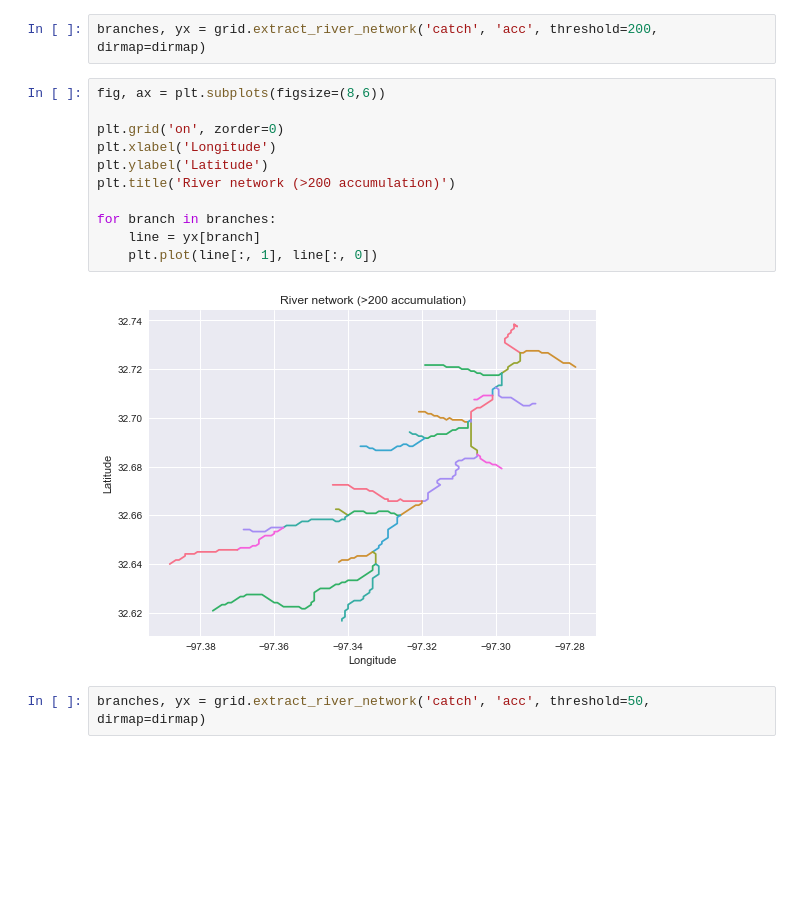
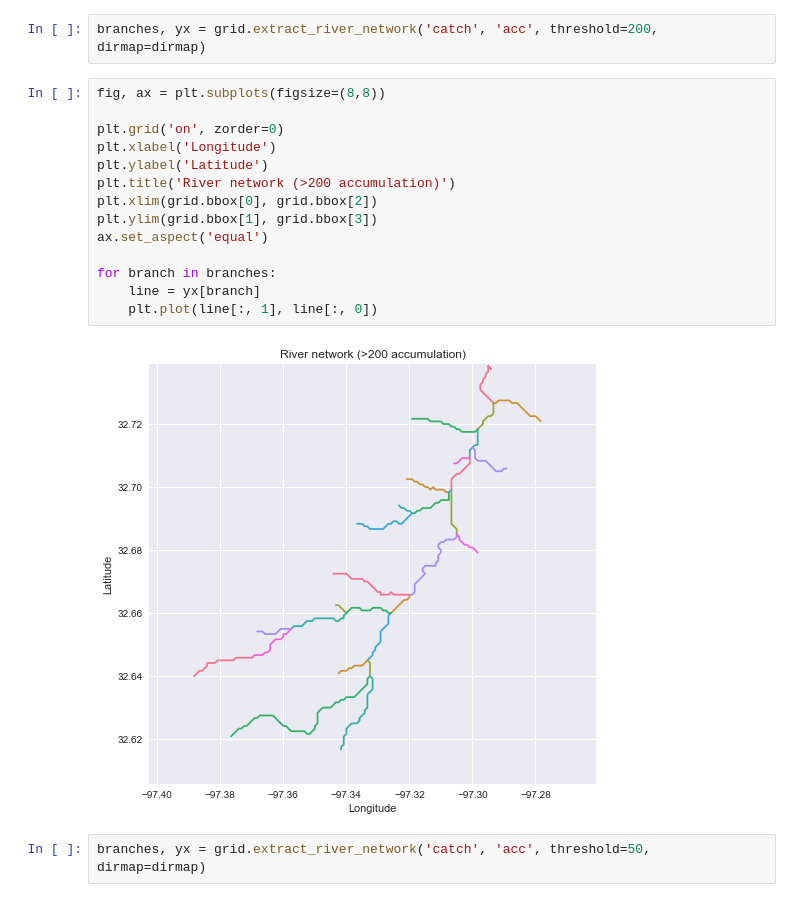
Before and after one commit to mdbartos/pysheds, a Jupyter notebook: examples/extract_river_network.ipynb, the cells around one changed output. Drawn from its saved outputs; the diff is of its cells as text; blank space fills up the shorter version.

Commit message:
Update images

```diff
--- a/examples/extract_river_network.ipynb
+++ b/examples/extract_river_network.ipynb
@@ -42,18 +42,21 @@ grid.accumulation(data='catch', dirmap=dirmap, pad_inplace=False, out_name='acc'
 # %%
 branches, yx = grid.extract_river_network('catch', 'acc', threshold=200, dirmap=dirmap)
 # %%
-fig, ax = plt.subplots(figsize=(8,6))
+fig, ax = plt.subplots(figsize=(8,8))
 
 plt.grid('on', zorder=0)
 plt.xlabel('Longitude')
 plt.ylabel('Latitude')
 plt.title('River network (>200 accumulation)')
+plt.xlim(grid.bbox[0], grid.bbox[2])
+plt.ylim(grid.bbox[1], grid.bbox[3])
+ax.set_aspect('equal')
 
 for branch in branches:
     line = yx[branch]
     plt.plot(line[:, 1], line[:, 0])
 # %% [output]
-[figure, old version]
+[figure, new version]
 # %%
 branches, yx = grid.extract_river_network('catch', 'acc', threshold=50, dirmap=dirmap)
 # %%
```
Also changed, not shown: parts of 2 cells of this notebook, 3 other files.
